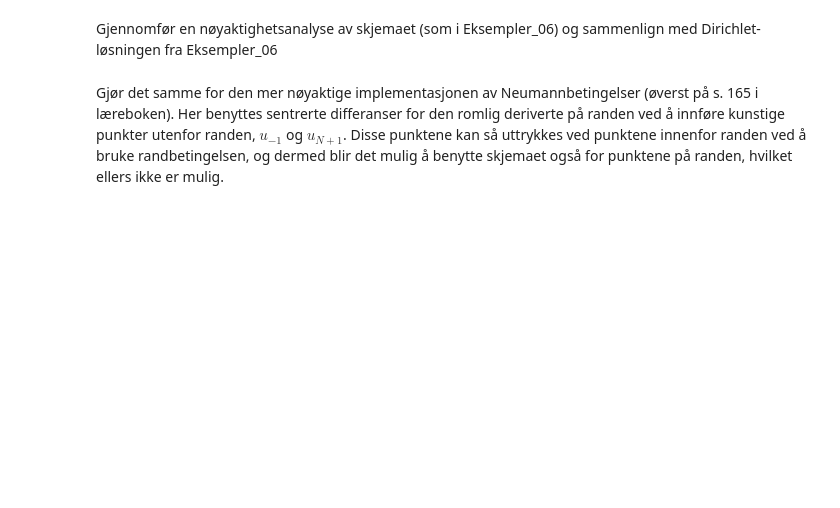
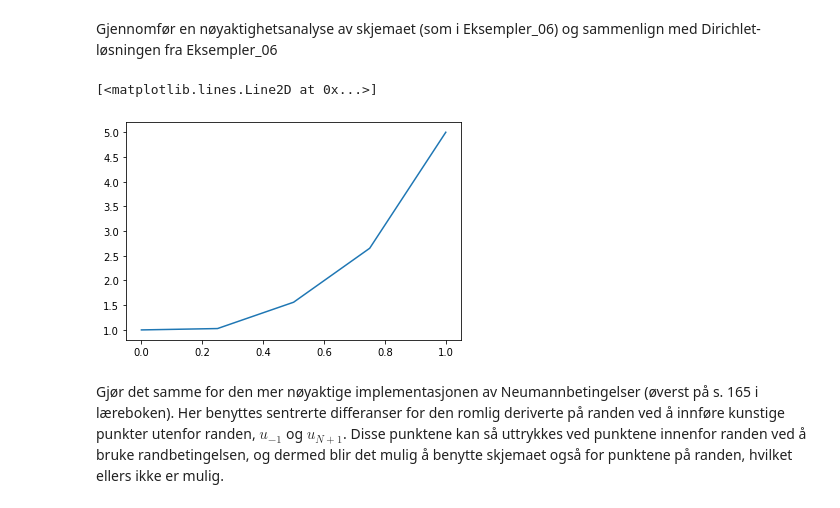
Before and after one commit to bako1/IMT3881, a Jupyter notebook: 06_pde_2d/Arbeidskrav_06.ipynb, the cells around one changed output. Drawn from its saved outputs; the diff is of its cells as text; code cells hidden in the pictures; blank space fills up the shorter version.

```diff
--- a/06_pde_2d/Arbeidskrav_06.ipynb
+++ b/06_pde_2d/Arbeidskrav_06.ipynb
@@ -7,4 +74,34 @@ Implementer eksplisitt skjema for den konstruerte løsningen med forenklede Neum
 # %% [markdown]
 Gjennomfør en nøyaktighetsanalyse av skjemaet (som i Eksempler_06) og sammenlign med Dirichlet-løsningen fra Eksempler_06
+# %%
+import numpy as np
+import matplotlib.pyplot as plt
+
+def konstruert(N_punkter, N_tider):
+    delta_t = 1 / (N_tider - 1)
+    delta_x = 1 / (N_punkter - 1)
+    alpha = delta_t / delta_x**2
+    x = np.linspace(0, 1, N_punkter)
+    u = 4 * x**3
+    for n in range(N_tider - 1):
+        t = delta_t * (n + 1)
+        u[1:-1] += alpha * (u[2:] - 2 * u[1:-1] + u[:-2]) + delta_t * (2 * t - 24 * x[1:-1])
+        u[0] = t**2
+        u[-1] = t**2 + 4
+    return x, u
+
+def eksakt(x):
+    return 1 + 4 * x**3
+
+def feil(N_punkter, N_tider):
+    x, u = konstruert(N_punkter, N_tider)
+    u_e = eksakt(x)
+    return np.sum(np.abs(u - u_e)) / N_punkter
+
+x, u = konstruert(5, 25)
+plt.plot(x, u)
+# %% [output]
+[<matplotlib.lines.Line2D at 0x...>]
+[figure, added]
 # %% [markdown]
 Gjør det samme for den mer nøyaktige implementasjonen av Neumannbetingelser (øverst på s. 165 i læreboken). Her benyttes sentrerte differanser for den romlig deriverte på randen ved å innføre kunstige punkter utenfor randen, $u_{-1}$ og $u_{N+1}$. Disse punktene kan så uttrykkes ved punktene innenfor randen ved å bruke randbetingelsen, og dermed blir det mulig å benytte skjemaet også for punktene på randen, hvilket ellers ikke er mulig.
```
Also changed, not shown: parts of 6 cells of this notebook.
